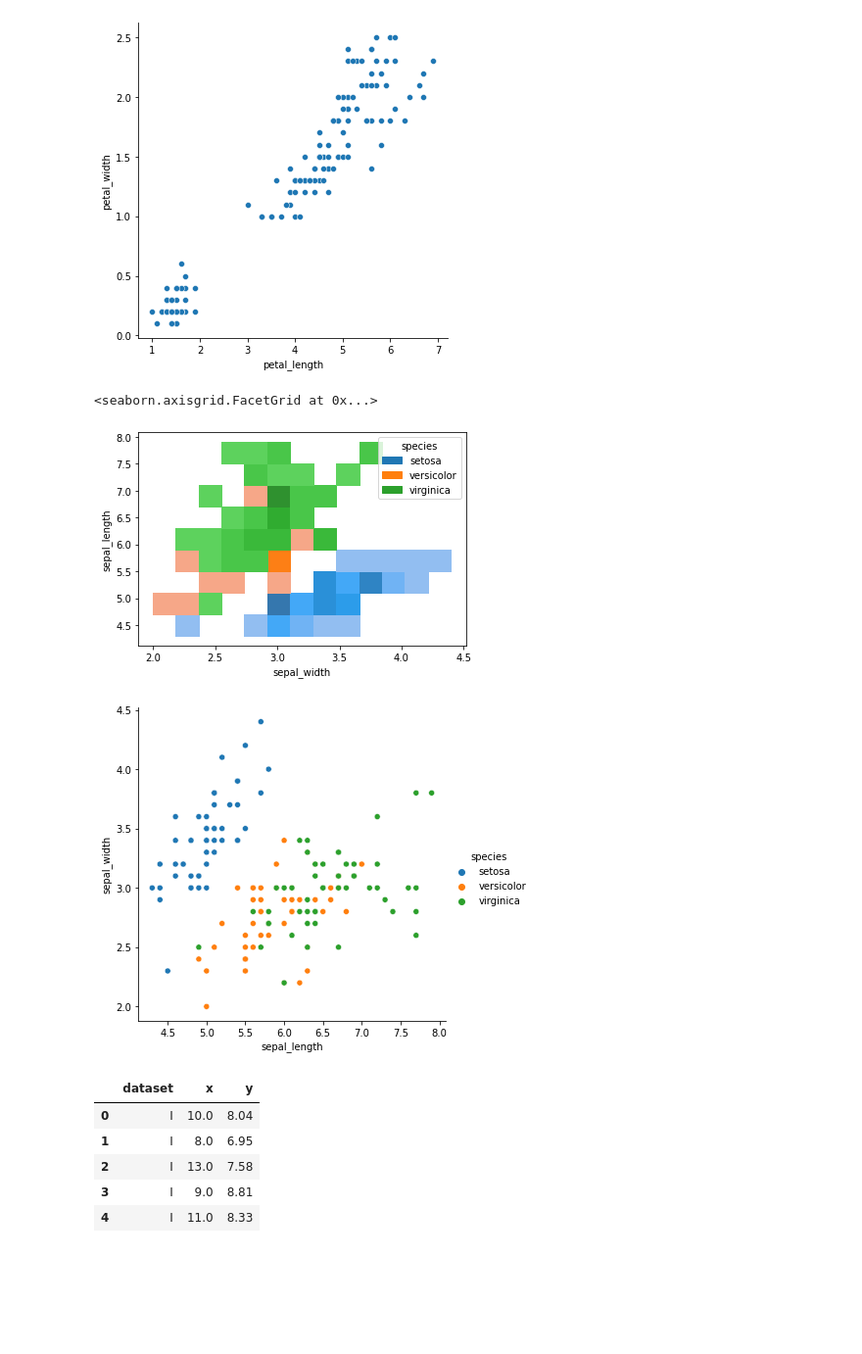
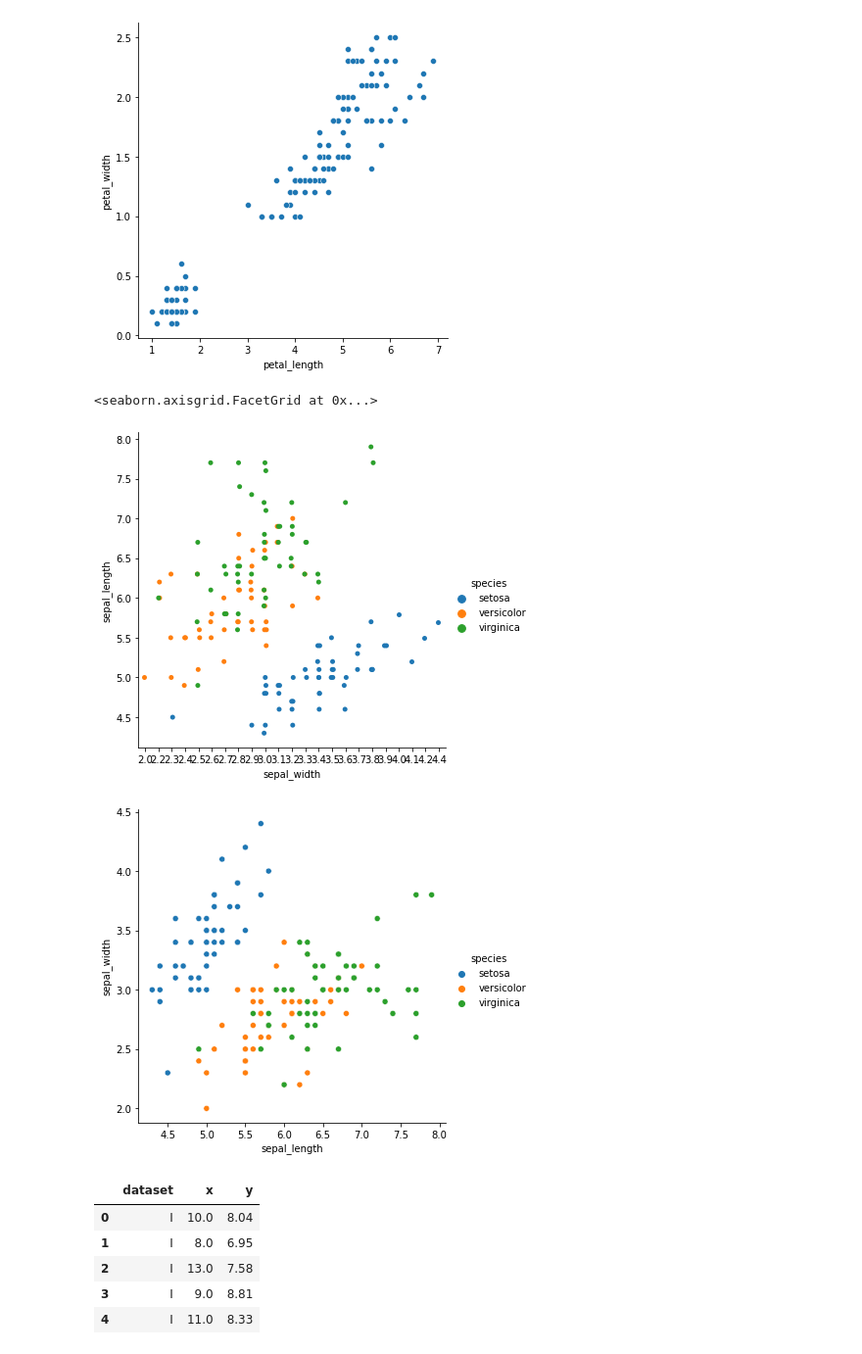
Before and after one commit to Marley-C-Robinson-99/numpy-pandas-visualization-exercises, a Jupyter notebook: Seaborn_exercises.ipynb, the cells around one changed output. Shown at 98% size. Saved outputs shown, nothing was run; the diff lists cells and outputs as text; code cells hidden in the pictures; blank space fills up the shorter version.

```diff
--- a/Seaborn_exercises.ipynb
+++ b/Seaborn_exercises.ipynb
@@ -44,11 +44,11 @@ def avg_sepal_len(sepal_length):
 def avg_sepal_width(sepal_width):
     return irs.apply(avg(sepal_width))
 # %%
-sns.histplot(x = 'sepal_width', y = 'sepal_length', hue ='species', color = 'b', data = irs)
+sns.catplot(x = 'sepal_width', y = 'sepal_length', hue ='species', data = irs)
 sns.relplot(x = 'sepal_length', y = 'sepal_width', hue ='species', data = irs)
 # %% [output]
 <seaborn.axisgrid.FacetGrid at 0x...>
-[figure, old version]
+[figure, new version]
 [figure]
 # %%
 ans = sns.load_dataset('anscombe')
```
Also changed, not shown: 4 other files.
